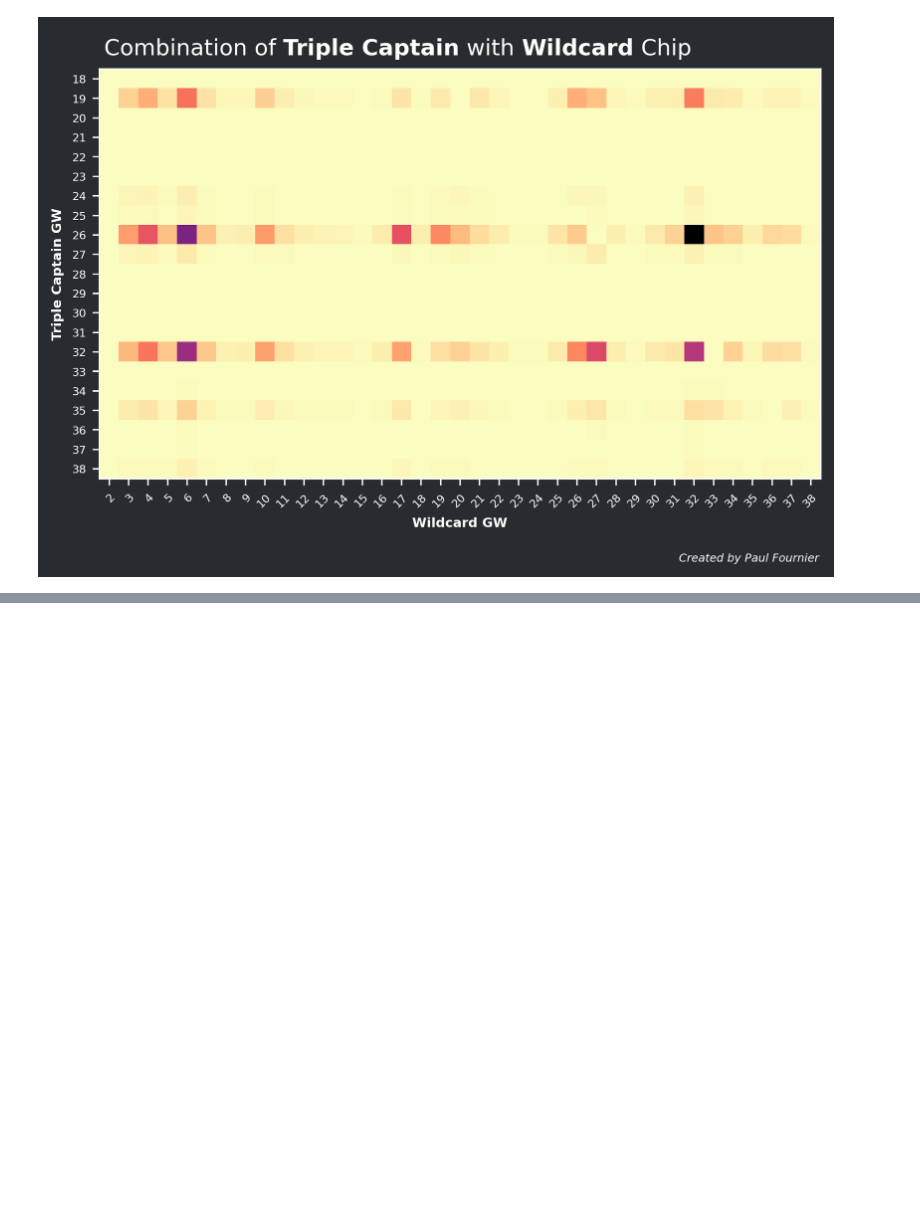
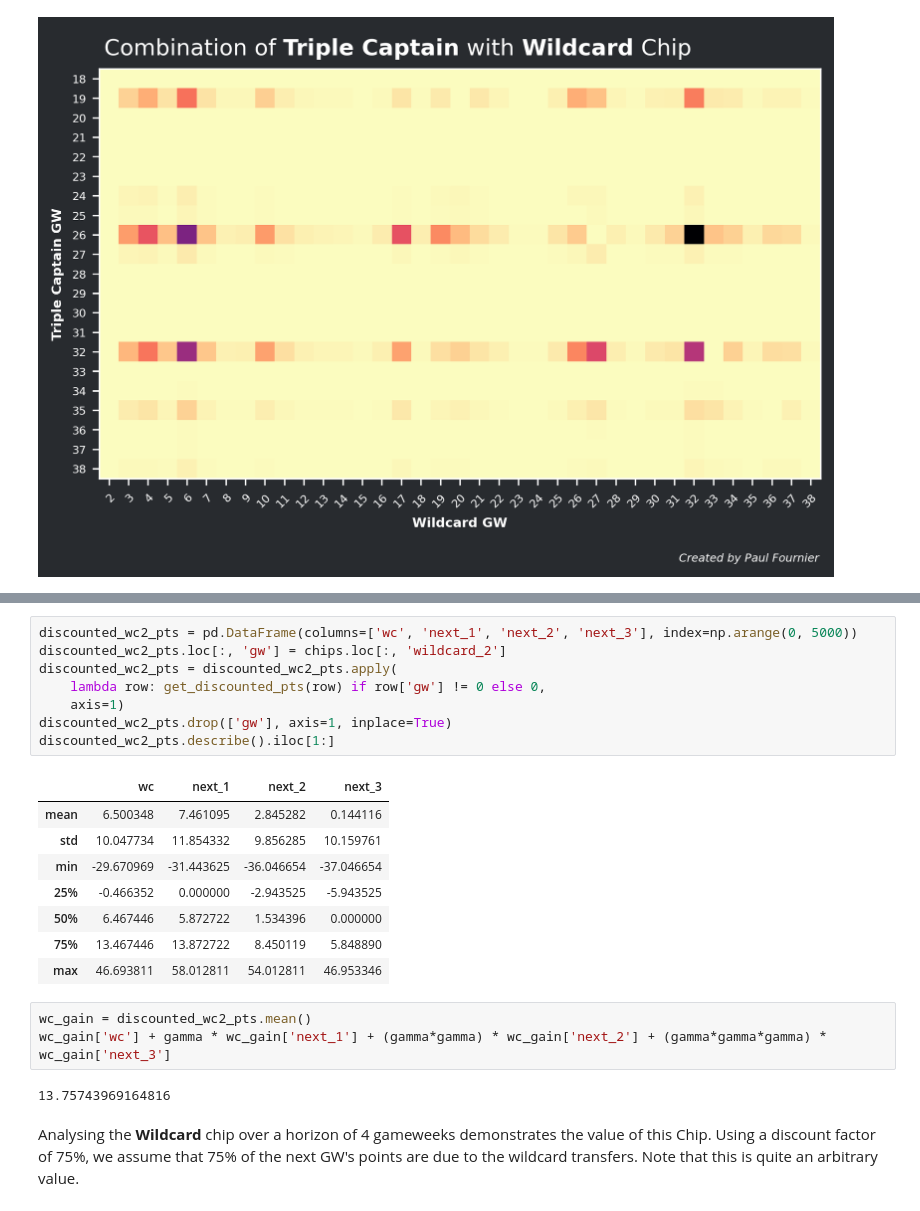
Before and after one commit to Fournierp/FPL, a Jupyter notebook: analysis/chips.ipynb, the cells around one changed output, grey strips where cells are left out. Cells and saved outputs as stored; diff of their text form; blank space fills up the shorter version.

```diff
--- a/analysis/chips.ipynb
+++ b/analysis/chips.ipynb
@@ -240,0 +342,24 @@ for col1, title1 in zip(columns, titles):
+# %%
+discounted_wc2_pts = pd.DataFrame(columns=['wc', 'next_1', 'next_2', 'next_3'], index=np.arange(0, 5000))
+discounted_wc2_pts.loc[:, 'gw'] = chips.loc[:, 'wildcard_2']
+discounted_wc2_pts = discounted_wc2_pts.apply(
+    lambda row: get_discounted_pts(row) if row['gw'] != 0 else 0,
+    axis=1)
+discounted_wc2_pts.drop(['gw'], axis=1, inplace=True)
+discounted_wc2_pts.describe().iloc[1:]
+# %% [output]
+|  | wc | next_1 | next_2 | next_3 |
+| mean | 6.500348 | 7.461095 | 2.845282 | 0.144116 |
+| std | 10.047734 | 11.854332 | 9.856285 | 10.159761 |
+| min | -29.670969 | -31.443625 | -36.046654 | -37.046654 |
+| 25% | -0.466352 | 0.000000 | -2.943525 | -5.943525 |
+| 50% | 6.467446 | 5.872722 | 1.534396 | 0.000000 |
+| 75% | 13.467446 | 13.872722 | 8.450119 | 5.848890 |
+| max | 46.693811 | 58.012811 | 54.012811 | 46.953346 |
+# %%
+wc_gain = discounted_wc2_pts.mean()
+wc_gain['wc'] + gamma * wc_gain['next_1'] + (gamma*gamma) * wc_gain['next_2'] + (gamma*gamma*gamma) * wc_gain['next_3']
+# %% [output]
+13.75743969164816
+# %% [markdown]
+Analysing the **Wildcard** chip over a horizon of 4 gameweeks demonstrates the value of this Chip. Using a discount factor of 75%, we assume that 75% of the next GW's points are due to the wildcard transfers. Note that this is quite an arbitrary value.
```
Also changed, not shown: parts of 13 cells of this notebook.
